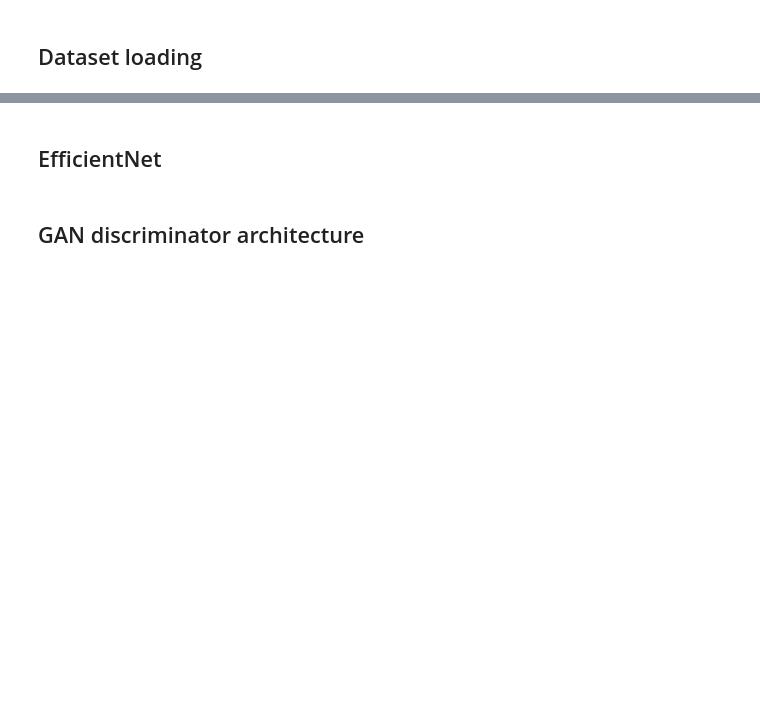
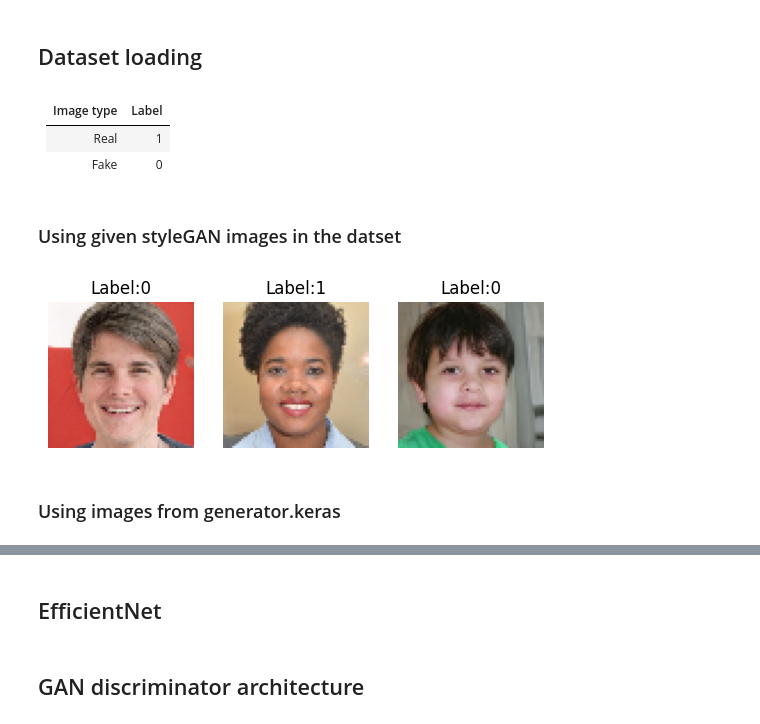
Before and after one commit to sanyamjain0315/generated-image-detection, a Jupyter notebook: sanyam_vanilla_models.ipynb, the cells around one changed output, grey strips where cells are left out. Drawn from its saved outputs; the diff is of its cells as text; code cells hidden in the pictures; blank space fills up the shorter version.

```diff
--- a/sanyam_vanilla_models.ipynb
+++ b/sanyam_vanilla_models.ipynb
@@ -47,0 +69,7 @@ generator.compile(optimizer=Adam(learning_rate=0.0002,beta_1=0.5),
+# %% [markdown]
+|Image type|Label|
+|-|-|
+|Real|1|
+|Fake|0|
+# %% [markdown]
+### Using given styleGAN images in the datset
@@ -48,3 +80,49 @@ generator.compile(optimizer=Adam(learning_rate=0.0002,beta_1=0.5),
+# %%
+def random_n_images(df,no_imgs=25000,shuffle=False):
+    each_label_images = int(no_imgs / 2)
+    subset_label_0 = df[df['label'] == 0].sample(n=each_label_images, random_state=69)
+    subset_label_1 = df[df['label'] == 1].sample(n=each_label_images, random_state=69)
+    final_subset = pd.concat([subset_label_0, subset_label_1])
+    if shuffle == True:
+        final_subset = final_subset.sample(frac=1, random_state=69).reset_index(drop=True)
+    return final_subset
+
+train_subset = random_n_images(train,no_imgs=50000,shuffle=True)
+test_subset = random_n_images(test,no_imgs=20000,shuffle=False)
+valid_subset = random_n_images(valid,no_imgs=10000,shuffle=False)
+# %%
+train_dataset = tf.data.Dataset.from_tensor_slices((train_subset['path'].values,train_subset['label'].values))
+valid_dataset = tf.data.Dataset.from_tensor_slices((valid_subset['path'].values,valid_subset['label'].values))
+test_dataset = tf.data.Dataset.from_tensor_slices((test_subset['path'].values,test_subset['label'].values))
+
+def read_image(image_file, label):
+    image = tf.io.read_file("real_vs_fake/real-vs-fake/" + image_file)
+    image = tf.image.decode_jpeg(image, channels=3)
+    return image, label
+
+def augument(image, label):
+    image = tf.image.resize(image, [image_height, image_width], method=tf.image.ResizeMethod.GAUSSIAN)
+    image = tf.cast(image, tf.float32)
+    image = (image - 127.5) / 127.5
+    return image, label
+
+train_dataset = train_dataset.map(read_image).map(augument).batch(BATCH_SIZE)
+valid_dataset = valid_dataset.map(read_image).map(augument).batch(1)
+test_dataset = test_dataset.map(read_image).map(augument).batch(1)
+# %%
+for batch, labels in train_dataset.take(1):
+    batch = (batch + 1) / 2
+    num_images = 3
+    for i in range(num_images):
+        plt.subplot(1,num_images,i+1)
+        plt.imshow(batch[i])
+        plt.title(f"Label:{labels[i]}")
+        plt.axis("off")
+    plt.show()
+# %% [output]
+[figure, added]
+# %% [markdown]
+### Using images from generator.keras
 # %%
 # Generating the fake images training data from the generator
 def save_fake(output_dir,num_images=1000):
```
Also changed, not shown: parts of 24 cells of this notebook, 1 other file.
